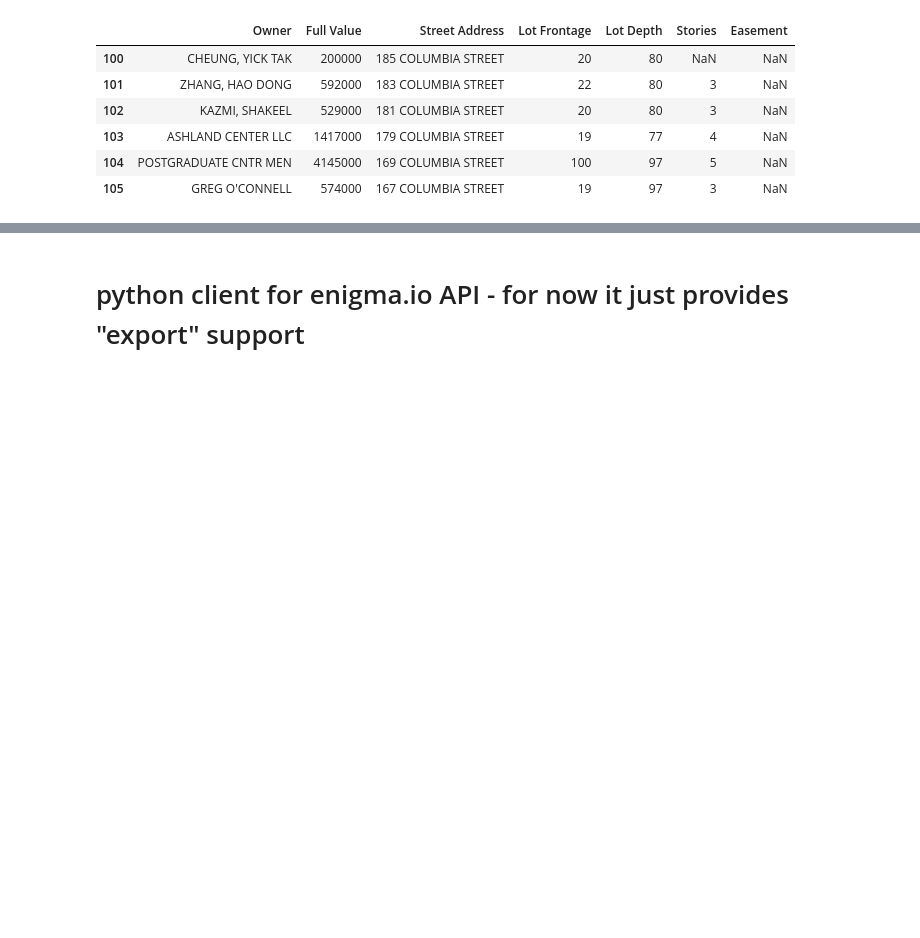
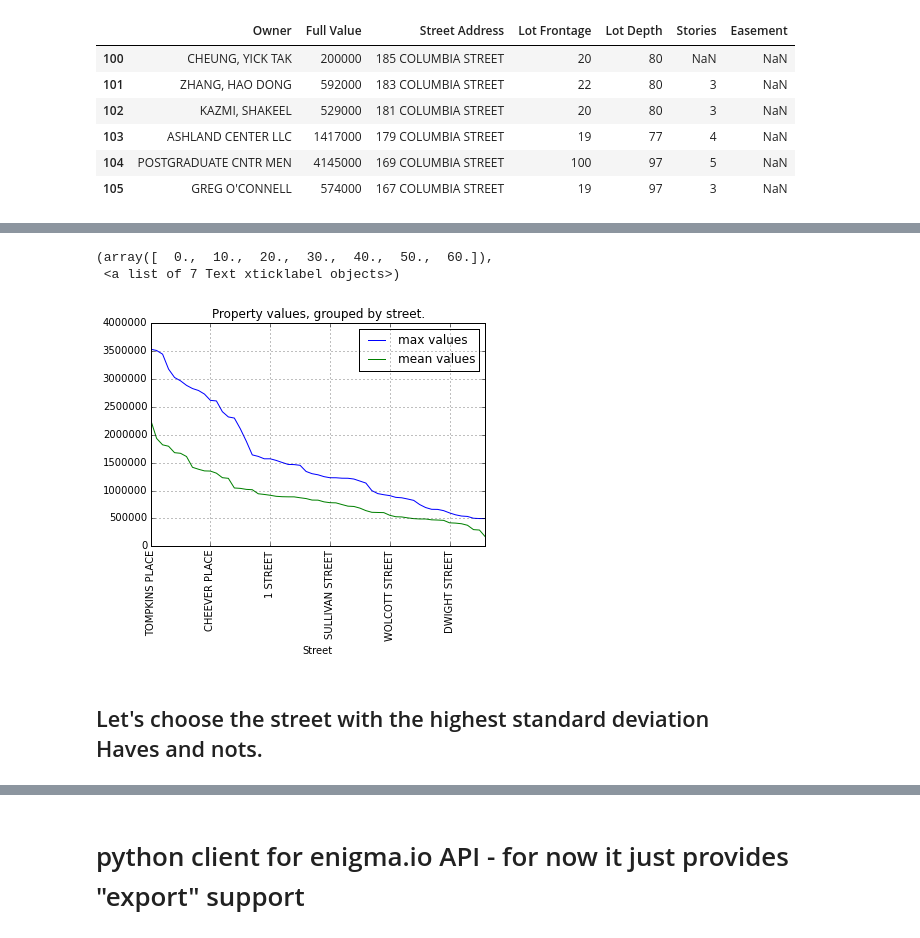
Before and after one commit to jdsketches/data_playground, a Jupyter notebook: nyc_properties.ipynb, the cells around one changed output, grey strips where cells are left out. Cells and saved outputs as stored; diff of their text form; code cells hidden in the pictures; blank space fills up the shorter version.

Commit message:
nyc_properties: some groupby street plots

```diff
--- a/nyc_properties.ipynb
+++ b/nyc_properties.ipynb
@@ -169,7 +169,8 @@ def create_subset_csv(colname, regex_str, orig_csv_fname, new_csv_fname=None):
 # %%
 # let's use it to re-generate the 11231 zip subset
 # and confirm via df.info() that the result is equivalent...
-fname = create_subset_csv("zip", "11231", "nyc_property_assessments/nyc.prop_assess_2009.csv")
+fname = create_subset_csv("zip", "11231",
+                          "nyc_property_assessments/nyc.prop_assess_2009.csv")
 
 df09_zip11231 = pd.read_csv(fname)
 df09_zip11231.info()
@@ -346,7 +347,7 @@ cidx = colinfo_df.set_index("Column API ID")
 # map the API name to a more user-friendly name
 cols_subset = OrderedDict()
 for cn in colnames_09:
-    cols_subset[cn] = cidx.ix[cn]["Column Name"]
+    cols_subset[cn] = cidx.ix[cn]["Column Name"].strip()
 
 # rename cols of interest
 tmp_renamed = df09_zip11231.rename(columns = cols_subset)
@@ -491,0 +462,15 @@ pd.concat([low_val, top_val])
+# %%
+pd.set_option("display.max_rows", 50)
+
+grp09_str = df09_zip11231_subcols.groupby("Street")
+
+
+print("===> 2009, zip 11231: top 10 street cnt:\n\n",
+      grp09_str.size().order(ascending=False)[:10])
+
+max09_str = grp09_str["Current Total Market Value"].max().order(ascending=False)
+mean09_str = grp09_str["Current Total Market Value"].mean().order(ascending=False)
+
+
+print("\n\n===> 2009, zip 11231: top max value, per street:\n\n", max09_str[:10])
+print("\n\n===> 2009, zip 11231: top mean value, per street:\n\n", mean09_str[:10])
@@ -491,0 +495,15 @@ pd.concat([low_val, top_val])
+# %%
+import matplotlib.pyplot as plt
+
+max09_str.plot(label="max values")
+mean09_str.plot(label="mean values")
+
+plt.legend(loc="best")
+plt.title("Property values, grouped by street.")
+plt.xticks(rotation=90)
+# %% [output]
+(array([  0.,  10.,  20.,  30.,  40.,  50.,  60.]),
+ <a list of 7 Text xticklabel objects>)
+[figure, added]
+# %% [markdown]
+## Let's choose the street with the highest standard deviation<br>Haves and nots.
```
Also changed, not shown: parts of 22 cells of this notebook.
